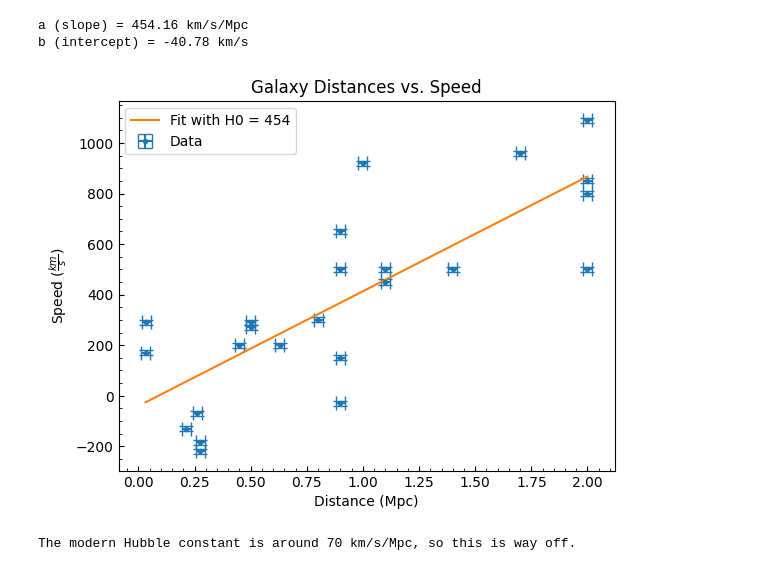
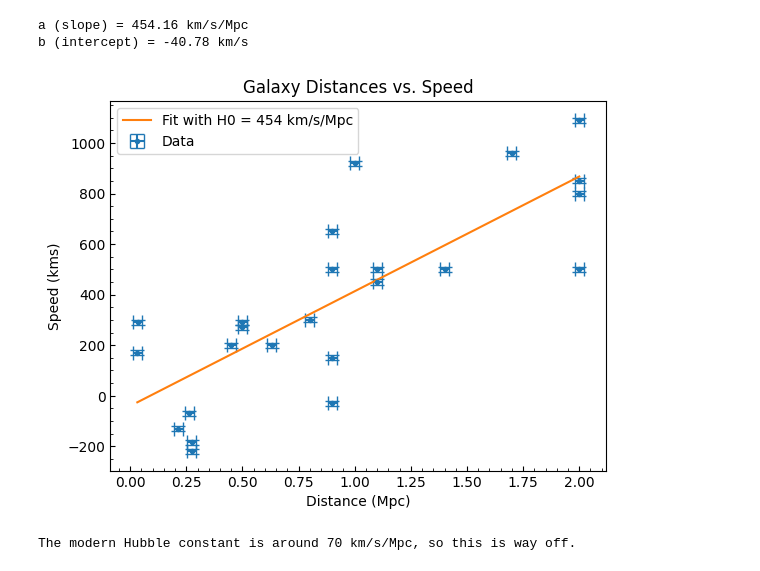
Before and after one commit to amedina695/lectures_git, a Jupyter notebook: midterm/Midterm_F25-classroom.ipynb, the cells around one changed output. Cells and saved outputs as stored; diff of their text form; code cells hidden in the pictures.

```diff
--- a/midterm/Midterm_F25-classroom.ipynb
+++ b/midterm/Midterm_F25-classroom.ipynb
@@ -809,20 +855,20 @@ b (intercept) = -40.78 km/s
 # %%
 # Plot to verify
 x = np.linspace(np.min(dist), np.max(dist), 10)
 y = a * x + b
 
 plt.figure()
 plt.errorbar(dist, sped, xerr=dd, yerr=ds, fmt='.', capsize=5, label='Data')
-plt.plot(x, y, '-', label=f'Fit with H0 = {int(a)}')
+plt.plot(x, y, '-', label=f'Fit with H0 = {int(a)} km/s/Mpc')
 plt.xlabel('Distance (Mpc)')
-plt.ylabel(r'Speed ($\frac{km}{s}$)')
+plt.ylabel('Speed (kms)')
 plt.title('Galaxy Distances vs. Speed')
 plt.minorticks_on()
 plt.tick_params(direction='in', which='both')
 plt.legend()
 plt.show()
 # %% [output]
-[figure, old version]
+[figure, new version]
 # %%
 print(
 """
```
Also changed, not shown: parts of 17 cells of this notebook, 3 other files.
